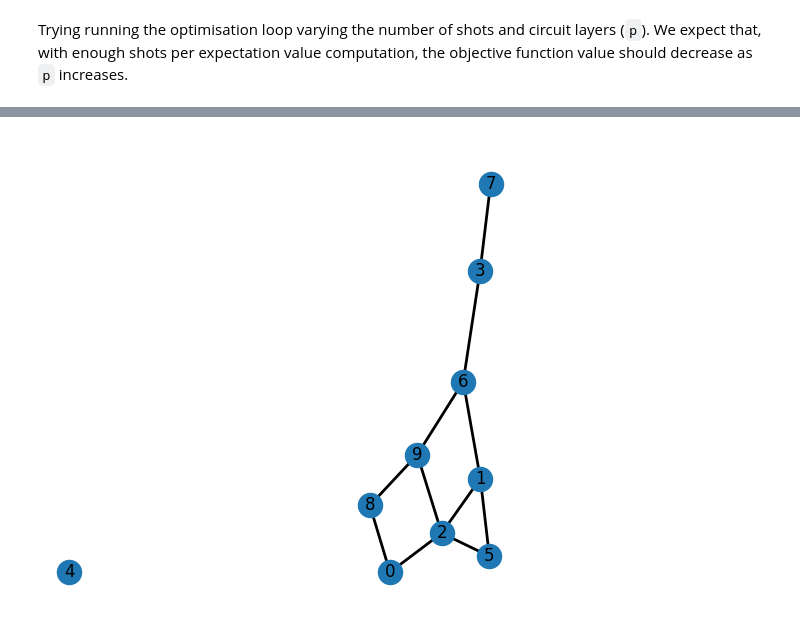
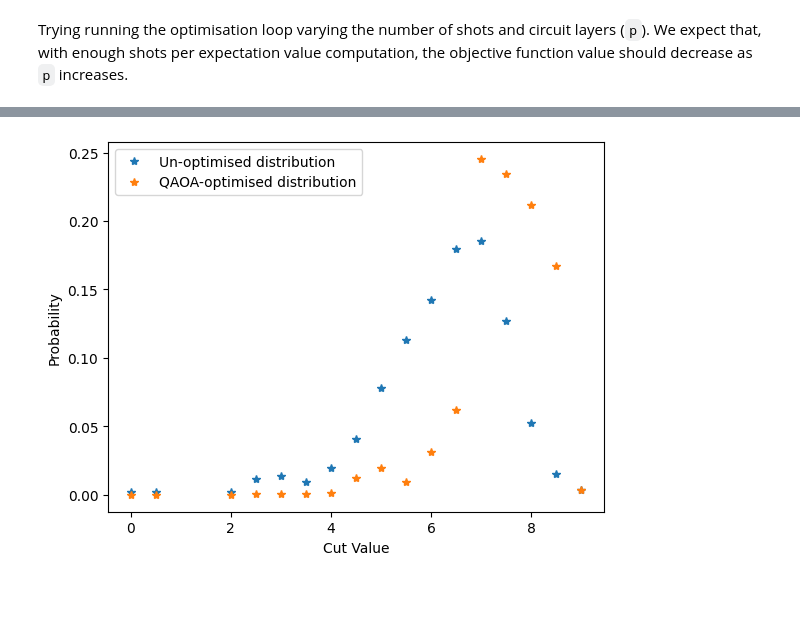
Before and after one commit to PawseySC/PHYS4004_quantum_computing, a Jupyter notebook: PHYS4004_quantum_computing.ipynb, the cells around one changed output, grey strips where cells are left out. Drawn from its saved outputs; the diff is of its cells as text; code cells hidden in the pictures; blank space fills up the shorter version.

```diff
--- a/PHYS4004_quantum_computing.ipynb
+++ b/PHYS4004_quantum_computing.ipynb
@@ -625,4 +646,25 @@ Text(0.5, 0, 'Cut Value')
-# %%
-plot_graph(G)
-# %% [output]
-[figure, removed]
+# %%
+bqc.remove_final_measurements()
+
+
+final_probability= Statevector.from_instruction(bqc).probabilities()
+
+starting_probability = np.array(2**n * [1/2**n])
+cut_values = np.array([cut_value(int2bits(i, n)[::-1], G) for i in range(2**n)])
+
+unique_cuts, inverse = np.unique(cut_values, return_inverse=True)
+agg_prob_final = np.zeros_like(unique_cuts, dtype=float)
+agg_prob_start = np.zeros_like(unique_cuts, dtype=float)
+np.add.at(agg_prob_final, inverse, final_probability)
+np.add.at(agg_prob_start, inverse, starting_probability)
+
+
+plt.plot(unique_cuts,  agg_prob_start, '*', label = 'Un-optimised distribution')
+plt.plot(unique_cuts,  agg_prob_final, '*', label = 'QAOA-optimised distribution')
+
+plt.legend()
+plt.ylabel("Probability")
+plt.xlabel("Cut Value")
+plt.show()
+# %% [output]
+[figure, added]
```
Also changed, not shown: parts of 13 cells of this notebook.
